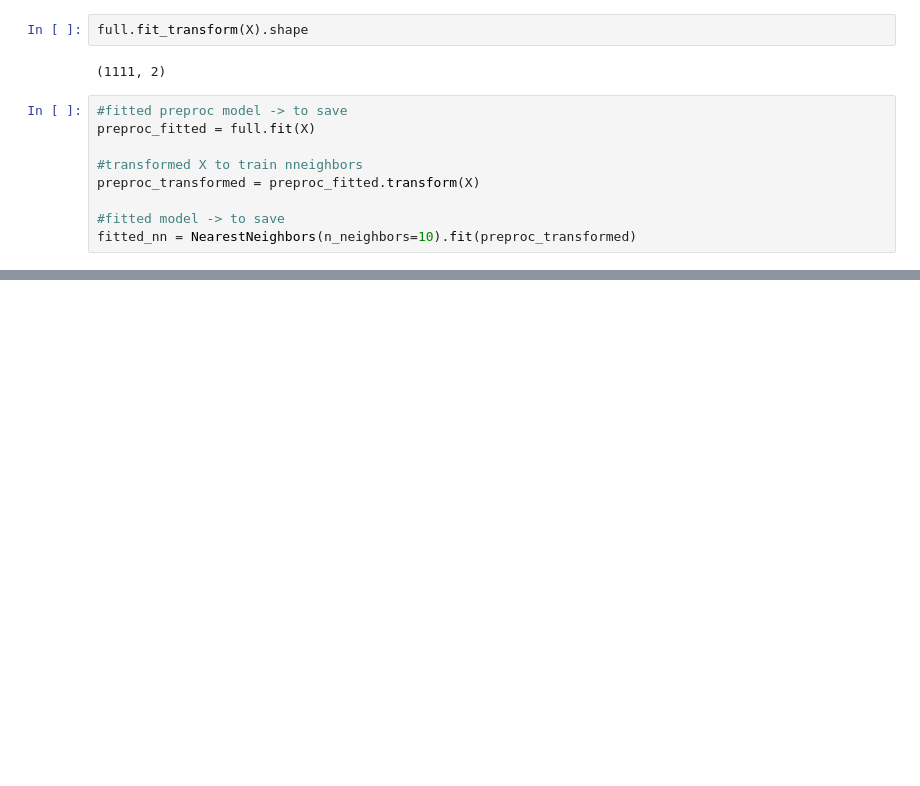
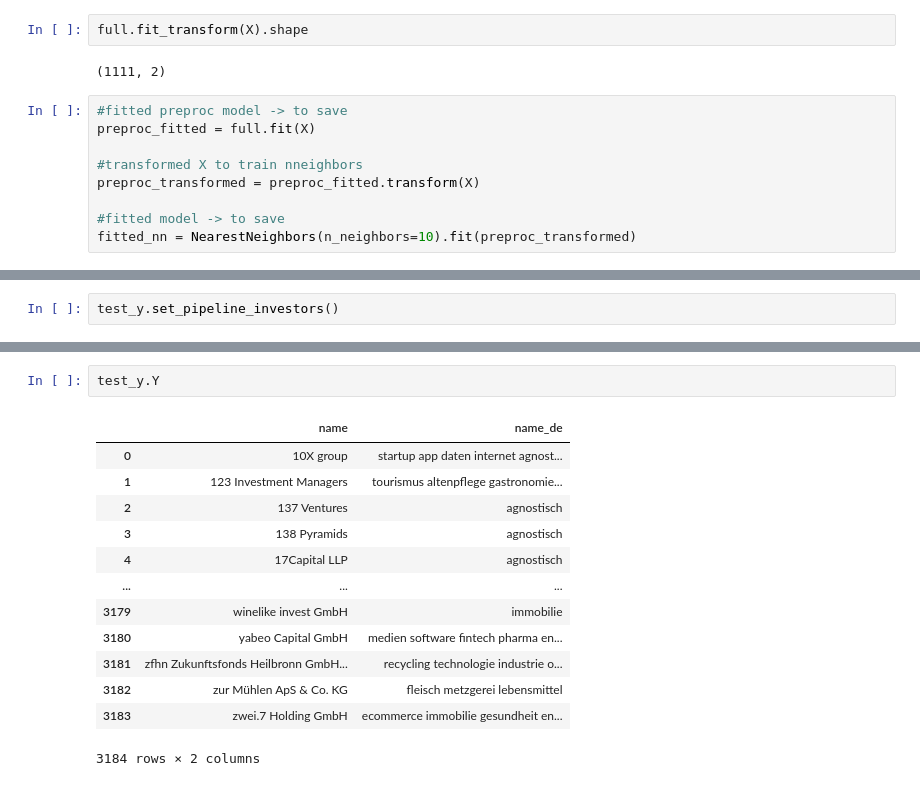
Before and after one commit to michabrz/DealMatch, a Jupyter notebook: notebooks/test_pipeline.ipynb, the cells around one changed output, grey strips where cells are left out. Saved outputs shown, nothing was run; the diff lists cells and outputs as text; blank space fills up the shorter version.

```diff
--- a/notebooks/test_pipeline.ipynb
+++ b/notebooks/test_pipeline.ipynb
@@ -76,0 +100,2 @@ fitted_nn.kneighbors(test_transformed)
+# %%
+test_y.set_pipeline_investors()
@@ -76,0 +127,16 @@ fitted_nn.kneighbors(test_transformed)
+# %%
+test_y.Y
+# %% [output]
+|  | name | name_de |
+| 0 | 10X group | startup app daten internet agnost... |
+| 1 | 123 Investment Managers | tourismus altenpflege gastronomie... |
+| 2 | 137 Ventures | agnostisch |
+| 3 | 138 Pyramids | agnostisch |
+| 4 | 17Capital LLP | agnostisch |
+| ... | ... | ... |
+| 3179 | winelike invest GmbH | immobilie |
+| 3180 | yabeo Capital GmbH | medien software fintech pharma en... |
+| 3181 | zfhn Zukunftsfonds Heilbronn GmbH... | recycling technologie industrie o... |
+| 3182 | zur Mühlen ApS & Co. KG | fleisch metzgerei lebensmittel |
+| 3183 | zwei.7 Holding GmbH | ecommerce immobilie gesundheit en... |
+3184 rows × 2 columns
```
Also changed, not shown: parts of 26 cells of this notebook, 7 other files.
